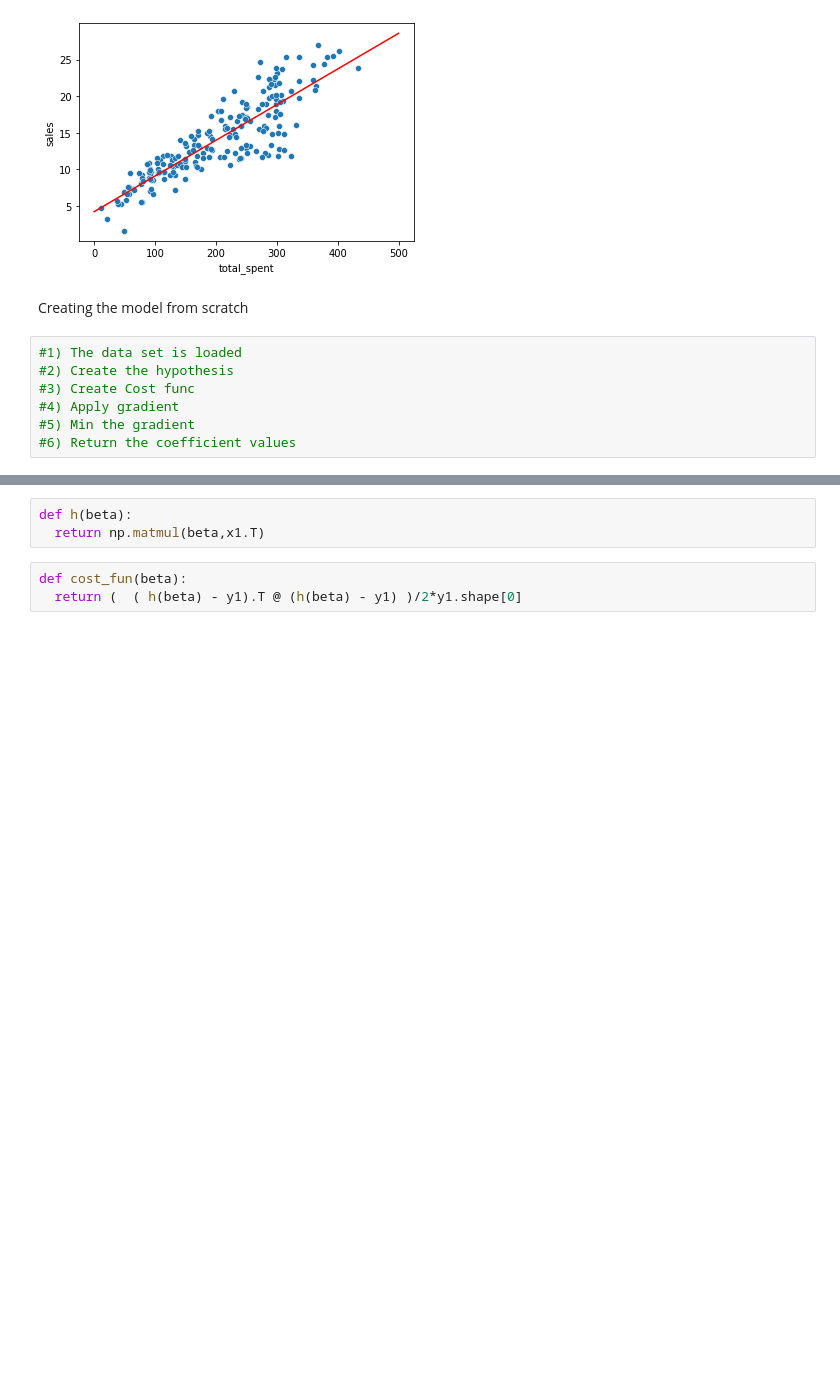
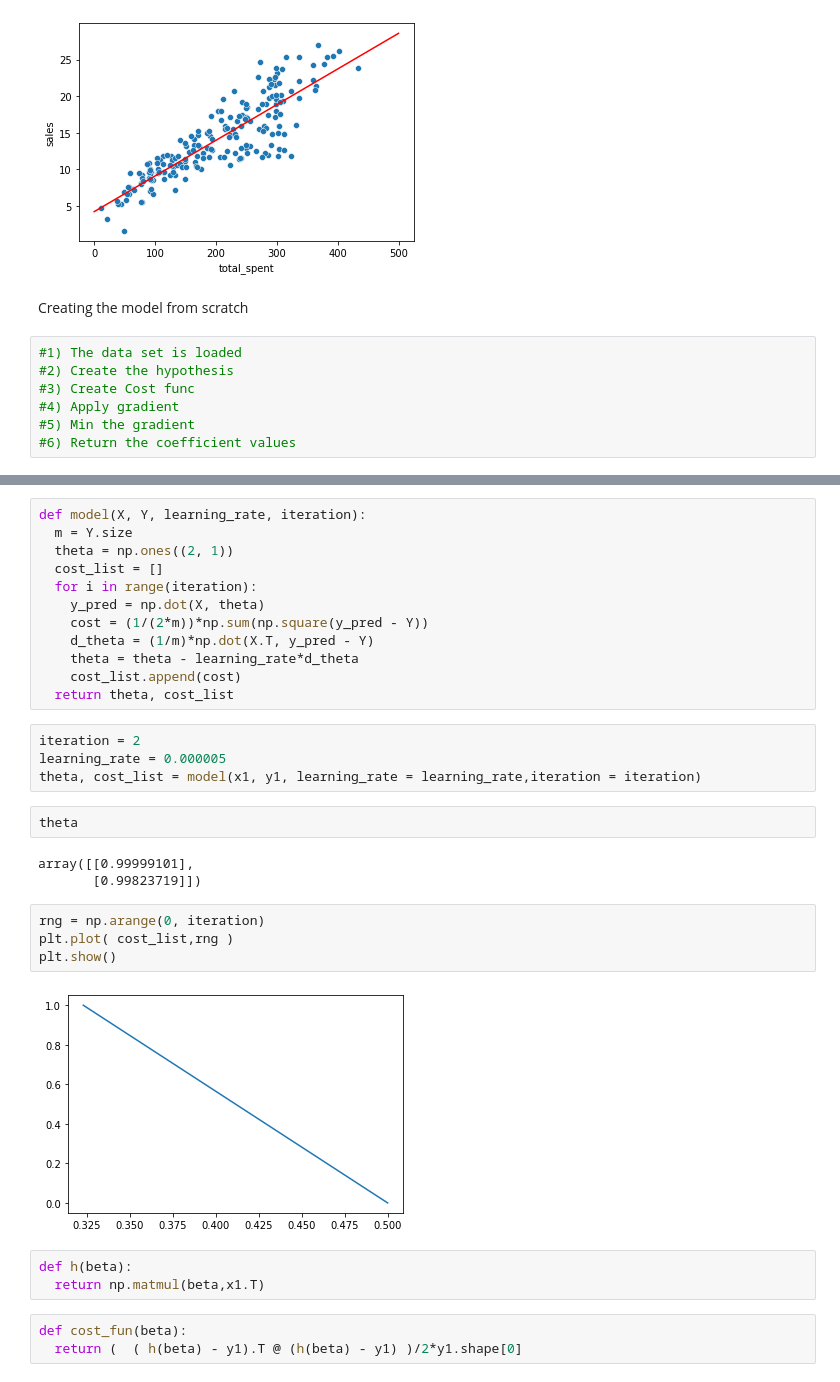
Before and after one commit to divyuk/machine-learning, a Jupyter notebook: Linear Regression/Simple_Linear_regressor_1.ipynb, the cells around one changed output, grey strips where cells are left out. Cells and saved outputs as stored; diff of their text form; blank space fills up the shorter version.

Commit message:
Updated the code for scratch model

```diff
--- a/Linear Regression/Simple_Linear_regressor_1.ipynb
+++ b/Linear Regression/Simple_Linear_regressor_1.ipynb
@@ -89,3 +85,30 @@ y1 = arr.reshape((200,1))
+# %%
+def model(X, Y, learning_rate, iteration):
+  m = Y.size
+  theta = np.ones((2, 1))
+  cost_list = []
+  for i in range(iteration):
+    y_pred = np.dot(X, theta)
+    cost = (1/(2*m))*np.sum(np.square(y_pred - Y))
+    d_theta = (1/m)*np.dot(X.T, y_pred - Y)
+    theta = theta - learning_rate*d_theta
+    cost_list.append(cost)
+  return theta, cost_list
+# %%
+iteration = 2
+learning_rate = 0.000005
+theta, cost_list = model(x1, y1, learning_rate = learning_rate,iteration = iteration)
+# %%
+theta
+# %% [output]
+array([[0.99999101],
+       [0.99823719]])
+# %%
+rng = np.arange(0, iteration)
+plt.plot( cost_list,rng )
+plt.show()
+# %% [output]
+[figure, added]
 # %%
 def h(beta):
   return np.matmul(beta,x1.T)
```
Also changed, not shown: parts of 7 cells of this notebook.
